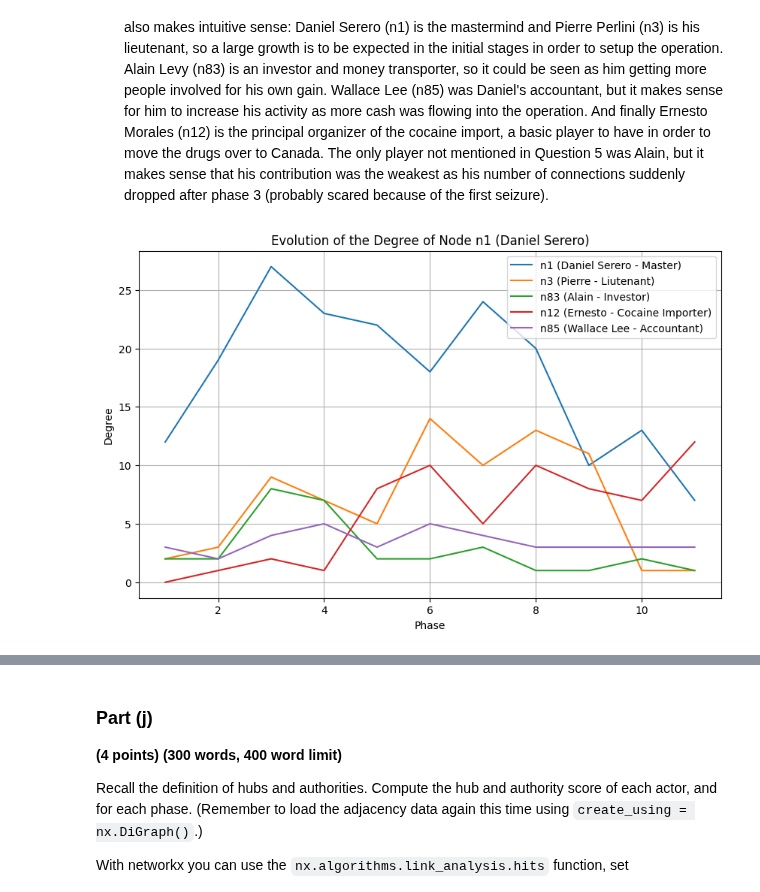
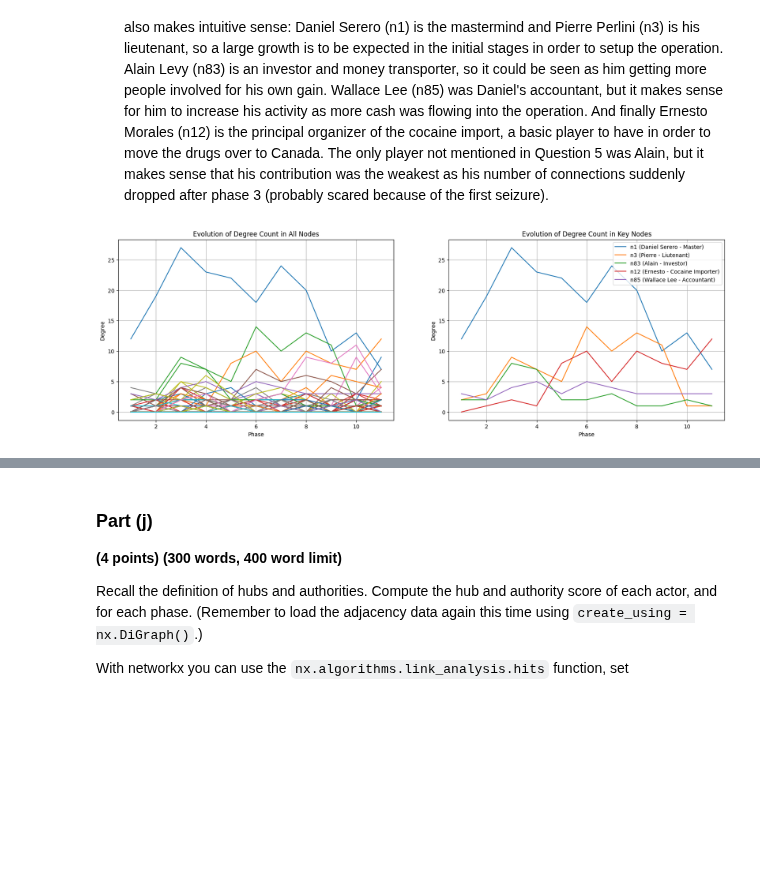
Before and after one commit to eddysanoli-galileo/Data-Analysis-Statistical-Modeling-and-Computation-in-Applications, a Jupyter notebook: Module 3 - Network Analysis/Project/Problem 2.ipynb, the cells around one changed output, grey strips where cells are left out. Saved outputs shown, nothing was run; the diff lists cells and outputs as text; code cells hidden in the pictures; blank space fills up the shorter version.

```diff
--- a/Module 3 - Network Analysis/Project/Problem 2.ipynb
+++ b/Module 3 - Network Analysis/Project/Problem 2.ipynb
@@ -428,47 +432,51 @@ Observe the plot you made in Part (a) Question 1. The number of nodes increases
 
 - The biggest spike in the number of edges (or connections) was in phase 3, with the number of edges doubling from phase 2 at 56. Obviously the operation was ramping up at this point, and because no seizures had ocurred, the network was only growing. This can be evidenced by plotting the evolution of the degree for each node in the network: The number of poorly connected players remained mostly the same across all phases, but a few key players drastically increased their numbers in phase 3, mainly n1, n3, n83, n12 and n85. These were reported in Part (b) Question 5, so I don't think it would be necessary to change my answer, as their growth also makes intuitive sense: Daniel Serero (n1) is the mastermind and Pierre Perlini (n3) is his lieutenant, so a large growth is to be expected in the initial stages in order to setup the operation. Alain Levy (n83) is an investor and money transporter, so it could be seen as him getting more people involved for his own gain. Wallace Lee (n85) was Daniel's accountant, but it makes sense for him to increase his activity as more cash was flowing into the operation. And finally Ernesto Morales (n12) is the principal organizer of the cocaine import, a basic player to have in order to move the drugs over to Canada. The only player not mentioned in Question 5 was Alain, but it makes sense that his contribution was the weakest as his number of connections suddenly dropped after phase 3 (probably scared because of the first seizure).
 # %%
-# Should we plot all nodes or just the nodes of interest?
-plot_all_nodes = False
+# Create a plot with one row and two columns
+fig, (ax1, ax2) = plt.subplots(1, 2, figsize=(20, 6))
 
-# Increase the plot size
-plt.figure(figsize=(10, 6))
+# ========== ALL NODE DEGREE EVOLUTION ========= #
 
-if plot_all_nodes:
+# Go through each node and get the degree evolution
+for node_number in range(110):
+    node_name = "n" + str(node_number + 1)
+    node_degree = [G[i].degree(node_name) if node_name in G[i] else 0 for i in phases]
+    ax1.plot(phases, node_degree)
 
-    # Go through each node and get the degree evolution
-    for node_number in range(110):
-        node_name = "n" + str(node_number + 1)
-        node_degree = [G[i].degree(node_name) if node_name in G[i] else 0 for i in phases]
-        plt.plot(phases, node_degree, label=node_name)
+# Set the title of the first plot
+ax1.set_title("Evolution of Degree Count in All Nodes")
+ax1.set_xlabel("Phase")
+ax1.set_ylabel("Degree")
+ax1.grid()
 
-else:
+# ============== NODES OF INTEREST ============= #
 
-    # Get the degree evolution for certain nodes of interest
-    n1_degree = [G[i].degree("n1") for i in phases]
-    n3_degree = [G[i].degree("n3") for i in phases]
-    n83_degree = [G[i].degree("n83") for i in phases]
-    n12_degree = [G[i].degree("n12") if "n12" in G[i] else 0 for i in phases]
-    n85_degree = [G[i].degree("n85") if "n85" in G[i] else 0 for i in phases]
+# Get the degree evolution for certain nodes of interest
+n1_degree = [G[i].degree("n1") for i in phases]
+n3_degree = [G[i].degree("n3") for i in phases]
+n83_degree = [G[i].degree("n83") for i in phases]
+n12_degree = [G[i].degree("n12") if "n12" in G[i] else 0 for i in phases]
+n85_degree = [G[i].degree("n85") if "n85" in G[i] else 0 for i in phases]
 
-    # Plot the evolution of the degree evolution
-    plt.plot(phases, n1_degree, label="n1 (Daniel Serero - Master)")
-    plt.plot(phases, n3_degree, label="n3 (Pierre - Liutenant)")
-    plt.plot(phases, n83_degree, label="n83 (Alain - Investor)")
-    plt.plot(phases, n12_degree, label="n12 (Ernesto - Cocaine Importer)")
-    plt.plot(phases, n85_degree, label="n85 (Wallace Lee - Accountant)")
+# Plot the evolution of the degree evolution
+ax2.plot(phases, n1_degree, label="n1 (Daniel Serero - Master)")
+ax2.plot(phases, n3_degree, label="n3 (Pierre - Liutenant)")
+ax2.plot(phases, n83_degree, label="n83 (Alain - Investor)")
+ax2.plot(phases, n12_degree, label="n12 (Ernesto - Cocaine Importer)")
+ax2.plot(phases, n85_degree, label="n85 (Wallace Lee - Accountant)")
 
-    # Add a legend to tag each of the plot lines
-    plt.legend()
+# Add a legend to tag each of the plot lines
+ax2.set_title("Evolution of Degree Count in Key Nodes")
+ax2.set_xlabel("Phase")
+ax2.set_ylabel("Degree")
+ax2.grid()
+ax2.legend()
 
-# Add labels and title
-plt.xlabel("Phase")
-plt.ylabel("Degree")
-plt.title("Evolution of the Degree of Node n1 (Daniel Serero)")
-plt.grid()
+# ================= SHOW PLOTS ================= #
+
 plt.show()
 # %% [output]
-[figure, old version]
+[figure, new version]
 # %% [markdown]
 ### Part (d):
 
```
Also changed, not shown: parts of 12 cells of this notebook, 6 other files.
